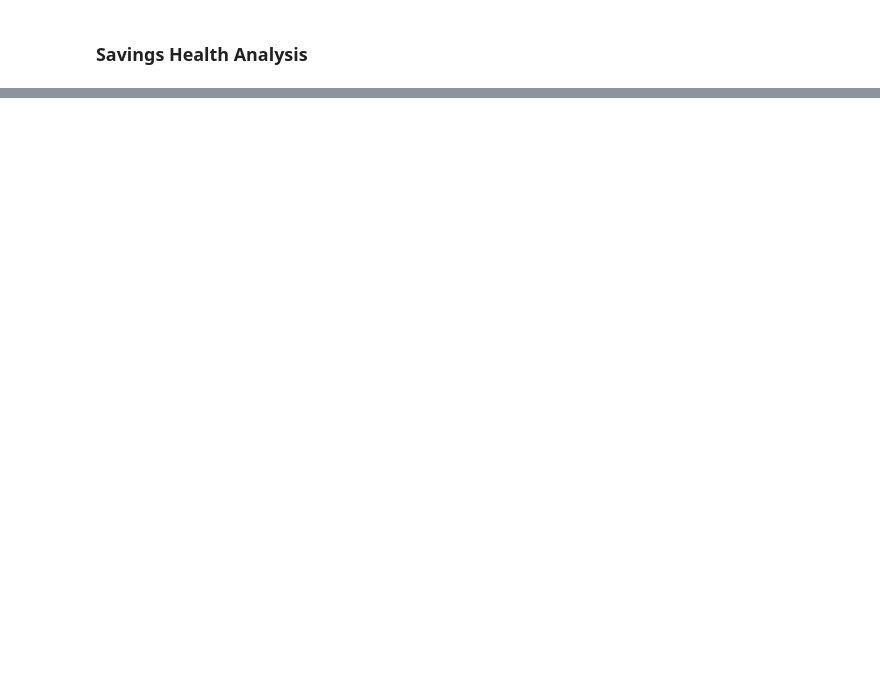
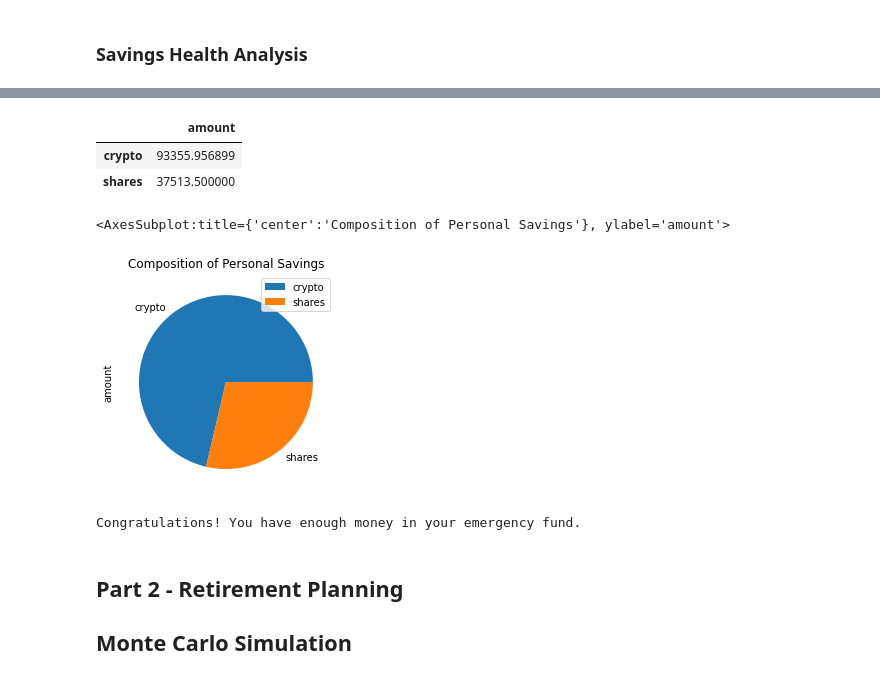
Before and after one commit to Emitecaps/APIs_HW_Financial_Planning, a Jupyter notebook: financial-planner.ipynb, the cells around one changed output, grey strips where cells are left out. Saved outputs shown, nothing was run; the diff lists cells and outputs as text; code cells hidden in the pictures; blank space fills up the shorter version.

```diff
--- a/financial-planner.ipynb
+++ b/financial-planner.ipynb
@@ -84,14 +54,12 @@ my_agg = 200
 my_spy = 50
 # %%
 # Set Alpaca API key and secret
-ALPACA_API_KEY_ID = os.getenv("ALPACA_API_KEY_ID")
-ALPACA_SECRET_KEY = os.getenv("ALPACA_SECRET_KEY")
-print(f"Alpaca Key type type: {type(ALPACA_API_KEY_ID)}")
-print(f"Alpaca Secret Key type: {type(ALPACA_SECRET_KEY)}")
+# alpaca_api_key = os.getenv("ALPACA_API_KEY")
+alpaca_api_key = 'PK53SYJTCXUMSM6B9J16'
+alpaca_secret_key = 'H9P38bh7EGcoqOeDsAb2hQqIp8bCZgFfiO8K2IKO'
 
 # Create the Alpaca API object
-alpaca_api = tradeapi.REST(
-    ALPACA_API_KEY_ID,
-    ALPACA_SECRET_KEY,
-    api_version="v2"
-)
+alpaca = tradeapi.REST(
+    alpaca_api_key,
+    alpaca_secret_key,
+    api_version="v2")
@@ -123,6 +102,7 @@ NameError: name 'alpaca' is not defined
 # %%
 # Pick AGG and SPY close prices
-spy_close_price = df_ticker["SPY"]["close"][-1]
+agg_close_price = float(df_investments["AGG"]["close"][0])
+spy_close_price = float(df_investments["SPY"]["close"][0])
 
 # Print AGG and SPY close prices
 print(f"Current AGG closing price: ${agg_close_price}")
@@ -130,8 +113,8 @@ print(f"Current SPY closing price: ${spy_close_price}")
 # %%
 # Compute the current value of shares
-my_spy_value = my_agg * agg_close_price
-my_agg_value = my_spy* spy_close_price
+my_spy_value = my_spy * spy_close_price
+my_agg_value = my_agg * agg_close_price
 
-# Print current value of share
+# Print current value of shares
 print(f"The current value of your {my_spy} SPY shares is ${my_spy_value:0.2f}")
 print(f"The current value of your {my_agg} AGG shares is ${my_agg_value:0.2f}")
@@ -292,0 +126,44 @@ print(f"There is a 95% chance that an initial investment of ${initial_investment
+# %%
+# Set monthly household income
+monthly_income = 12000
+
+# Consolidate financial assets data
+savings_data = [
+    my_btc_value + my_eth_value,
+    my_spy_value + my_agg_value,
+]
+
+# Create savings DataFrame
+df_savings = pd.DataFrame(savings_data, columns=["amount"], index=["crypto", "shares"])
+
+# Display savings DataFrame
+display(df_savings)
+# %% [output]
+|  | amount |
+| crypto | 93355.956899 |
+| shares | 37513.500000 |
+# %%
+# Plot savings pie chart
+df_savings.plot.pie(y="amount", title="Composition of Personal Savings")
+# %% [output]
+<AxesSubplot:title={'center':'Composition of Personal Savings'}, ylabel='amount'>
+[figure, added]
+# %%
+# Set ideal emergency fund
+emergency_fund = monthly_income * 3
+
+# Calculate total amount of savings
+total_savings = float(df_savings.sum())
+
+# Validate saving health
+if total_savings > emergency_fund:
+    print("Congratulations! You have enough money in your emergency fund.")
+elif total_savings == emergency_fund:
+    print("Great, You have saved three times your monthly expenses! Keep pushing to increase your savings.")
+else:
+    print(f"You are ${(emergency_fund - total_savings):0.2f} away from your emergency fund goal, continue saving between 10% and 20% of your monthly income to reach your goal.")
+# %% [output]
+Congratulations! You have enough money in your emergency fund.
+# %% [markdown]
+## Part 2 - Retirement Planning
+## Monte Carlo Simulation
```
Also changed, not shown: parts of 51 cells of this notebook.
